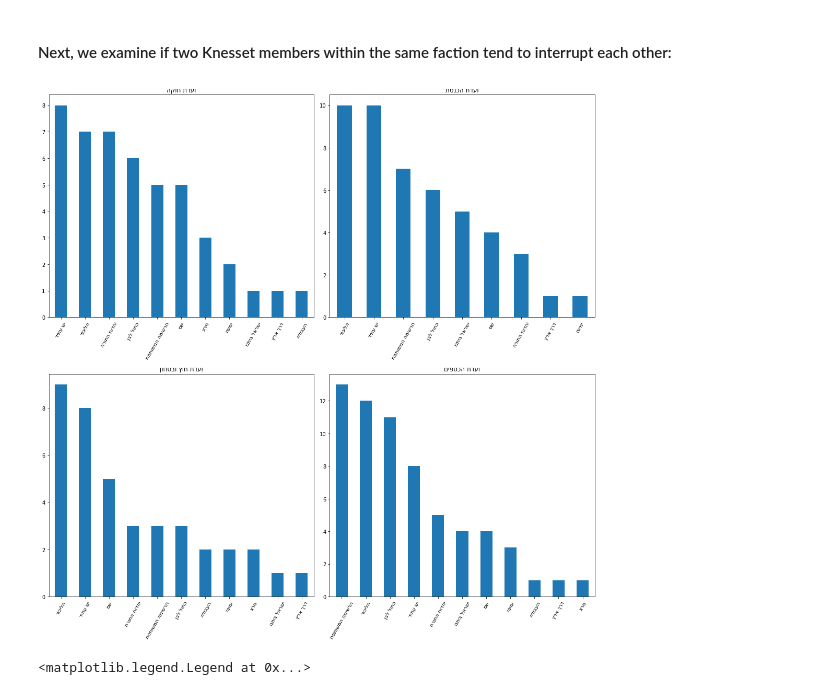
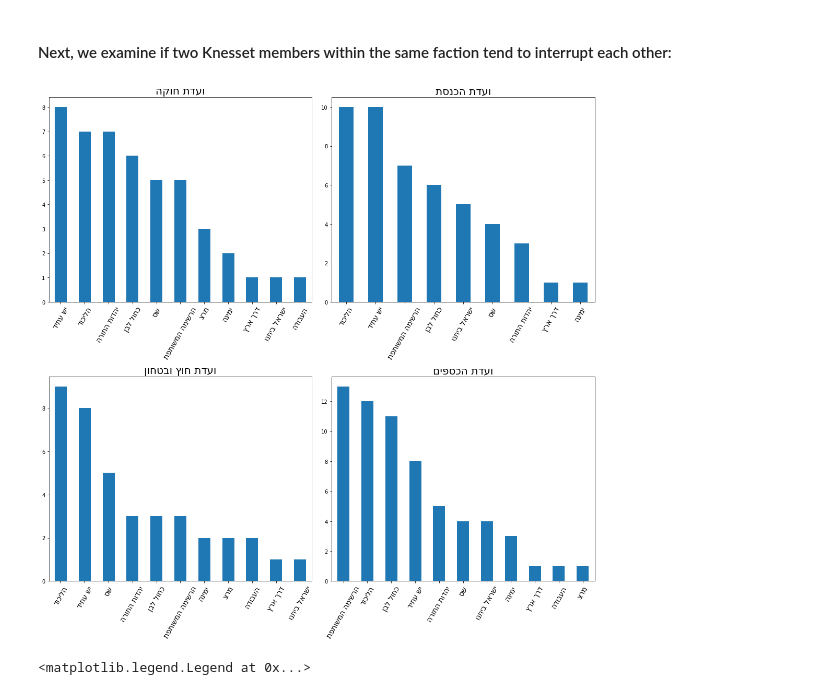
Before and after one commit to galbraun/knesset_social_dynamics, a Jupyter notebook: ERGM_R.ipynb, the cells around one changed output. Cells and saved outputs as stored; diff of their text form; code cells hidden in the pictures.

Commit message:
Added fontsize control (not finished yet)

```diff
--- a/ERGM_R.ipynb
+++ b/ERGM_R.ipynb
@@ -284,30 +284,26 @@ galb TODO  - להוסיף חרטוט על סיבת אמיתית למה זה מס
 
 #### Next, we examine if two Knesset members within the same faction tend to   interrupt each other:
 # %%
-def draw_faction_dist(adj_path, ax=None):
+def draw_faction_dist(adj_path, ax=None, title=None):
   df = pd.read_csv(adj_path)
   df['faction'] = df['faction'].apply(lambda x: x[::-1])
   df['faction'].value_counts().plot(kind='bar', ax=ax, rot=60)
+  ax.set_title(title, fontsize=20)
+  for tick in ax.xaxis.get_major_ticks():
+      tick.label.set_fontsize(14)
 # %%
 fig, axs = plt.subplots(2, 2, figsize=(15,15))
 
-draw_faction_dist('/content/drive/Shared drives/NLPSD/data/feature_matrixes/huka_feat.csv', ax=axs[0,0])
-axs[0,0].set_title('ועדת חוקה'[::-1])
-
-draw_faction_dist('/content/drive/Shared drives/NLPSD/data/feature_matrixes/hutz_bitahon_feat.csv', ax=axs[1,0])
-axs[1,0].set_title('ועדת חוץ ובטחון'[::-1])
-
-draw_faction_dist('/content/drive/Shared drives/NLPSD/data/feature_matrixes/knesset_feat.csv', ax=axs[0,1])
-axs[0,1].set_title('ועדת הכנסת'[::-1])
-
-draw_faction_dist('/content/drive/Shared drives/NLPSD/data/feature_matrixes/ksafim_feat.csv', ax=axs[1,1])
-axs[1,1].set_title('ועדת הכספים'[::-1])
+draw_faction_dist('/content/drive/Shared drives/NLPSD/data/feature_matrixes/huka_feat.csv', ax=axs[0,0], title='ועדת חוקה'[::-1])
+draw_faction_dist('/content/drive/Shared drives/NLPSD/data/feature_matrixes/hutz_bitahon_feat.csv', ax=axs[1,0], title='ועדת חוץ ובטחון'[::-1])
+draw_faction_dist('/content/drive/Shared drives/NLPSD/data/feature_matrixes/knesset_feat.csv', ax=axs[0,1], title='ועדת הכנסת'[::-1])
+draw_faction_dist('/content/drive/Shared drives/NLPSD/data/feature_matrixes/ksafim_feat.csv', ax=axs[1,1], title='ועדת הכספים'[::-1])
 
 fig.tight_layout()
 
 # TODO galb: enlarge x-axis font & title (in all of the analsys sections)
 # %% [output]
-[figure, old version]
+[figure, new version]
 # %%
 factions = pd.read_csv('/content/drive/Shared drives/NLPSD/data/knesset_members_metadata.csv')['faction'].unique()
 fact_to_color = dict(zip(factions, cm.tab20.colors))
```
